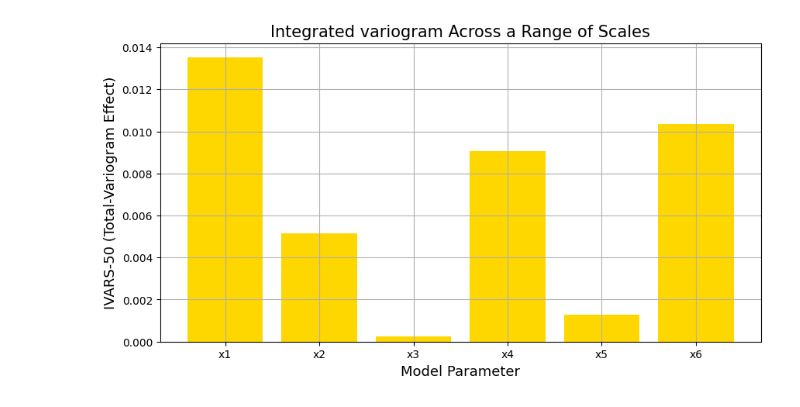
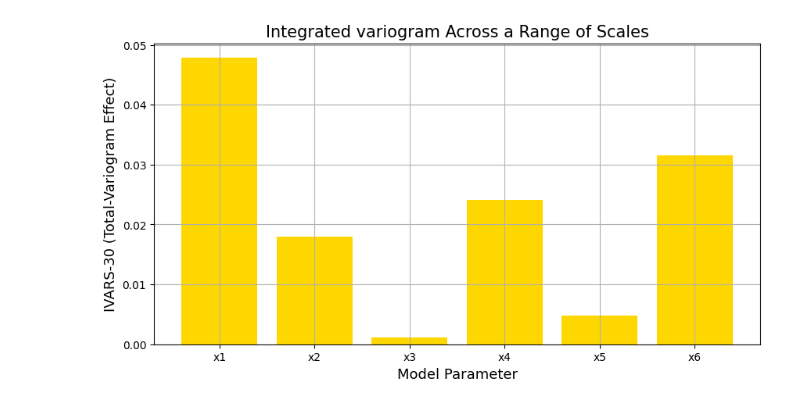
Before and after one commit to Schubydo/msc_code, a Jupyter notebook: SO_Numerical_Experiments/vars_hartmann.ipynb, the cells around one changed output. Saved outputs shown, nothing was run; the diff lists cells and outputs as text; code cells hidden in the pictures.

```diff
--- a/SO_Numerical_Experiments/vars_hartmann.ipynb
+++ b/SO_Numerical_Experiments/vars_hartmann.ipynb
@@ -136,16 +136,16 @@ display(normalized_df)
 # %%
-ivars_scale = 0.3
+ivars_scale = 0.5
 
 cols = experiment_1.parameters.keys()
 fig_bar = plt.figure(figsize=(10,5))
 plt.gca().bar(cols, experiment_1.ivars.loc[pd.IndexSlice[ ivars_scale ]][cols], color='gold')
 plt.gca().set_title (r'Integrated variogram Across a Range of Scales', fontsize = 15)
-plt.gca().set_ylabel(r'IVARS-50 (Total-Variogram Effect)', fontsize = 13)
+plt.gca().set_ylabel(r'IVARS-30 (Total-Variogram Effect)', fontsize = 13)
 plt.gca().set_xlabel(r'Model Parameter', fontsize=13)
 plt.gca().grid()
 plt.gca().set_yscale('linear')
 # %% [output]
-[figure, old version]
+[figure, new version]
 # %%
 data = pd.DataFrame(experiment.ratios, index=[h])
 plt.figure(figsize=(14, 8))
```
Also changed, not shown: parts of 5 cells of this notebook, 1 other file.
